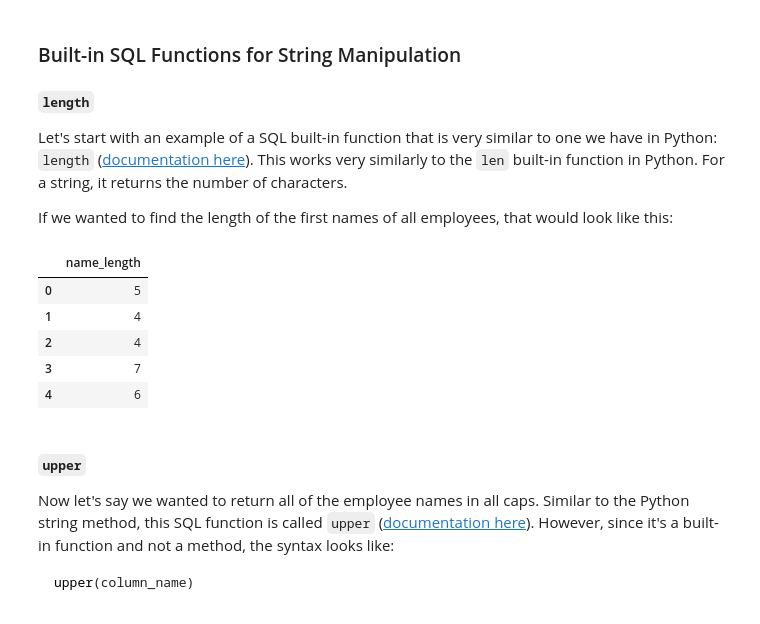
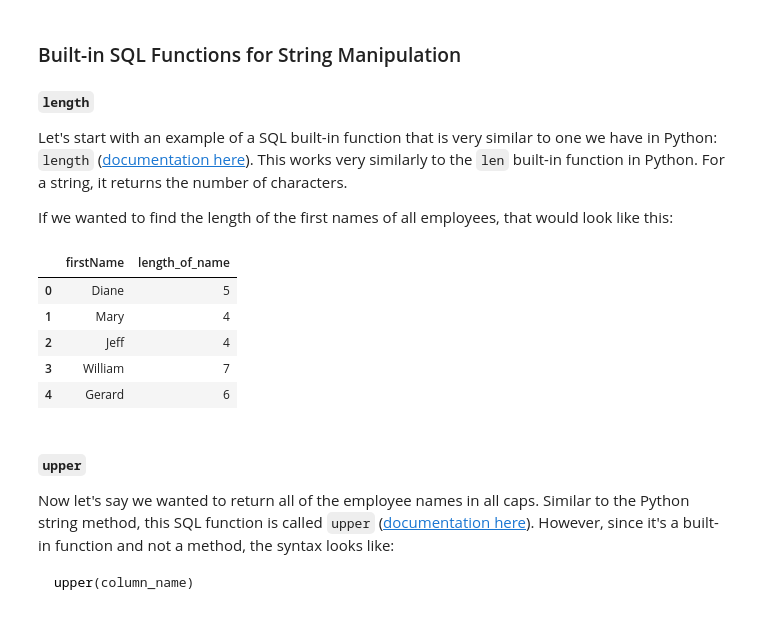
Before and after one commit to rurigi-waweru/dsfpt10-p2-03-selecting-data-with-sql-v2-4-r, a Jupyter notebook: index.ipynb, the cells around one changed output. Cells and saved outputs as stored; diff of their text form; code cells hidden in the pictures.

```diff
--- a/index.ipynb
+++ b/index.ipynb
@@ -275,16 +285,18 @@ Let's start with an example of a SQL built-in function that is very similar to o
 If we wanted to find the length of the first names of all employees, that would look like this:
 # %%
 pd.read_sql("""
-SELECT length(firstName) AS name_length
-  FROM employees;
+  SELECT
+        firstName, length(firstName) AS length_of_name
+  FROM
+      employees;
 """, conn).head()
 # %% [output]
-|  | name_length |
-| 0 | 5 |
-| 1 | 4 |
-| 2 | 4 |
-| 3 | 7 |
-| 4 | 6 |
+|  | firstName | length_of_name |
+| 0 | Diane | 5 |
+| 1 | Mary | 4 |
+| 2 | Jeff | 4 |
+| 3 | William | 7 |
+| 4 | Gerard | 6 |
 # %% [markdown]
 #### `upper`
 
```
Also changed, not shown: parts of 8 cells of this notebook.
